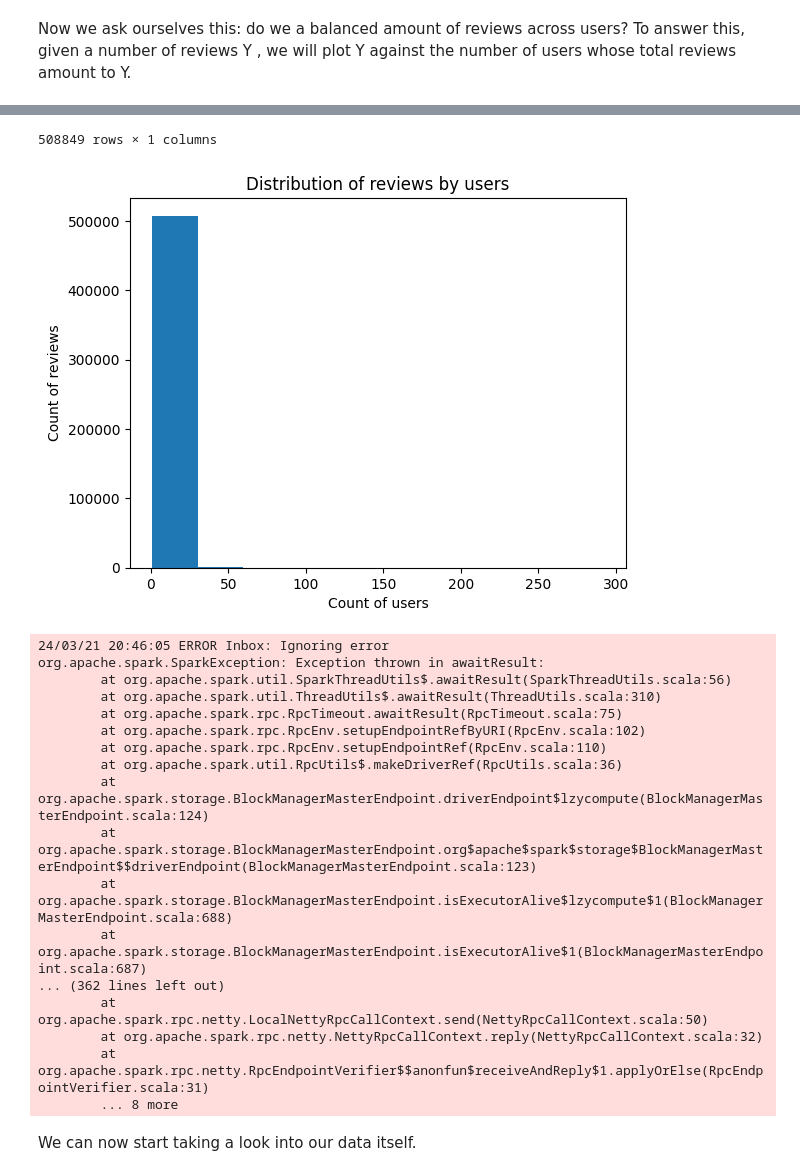
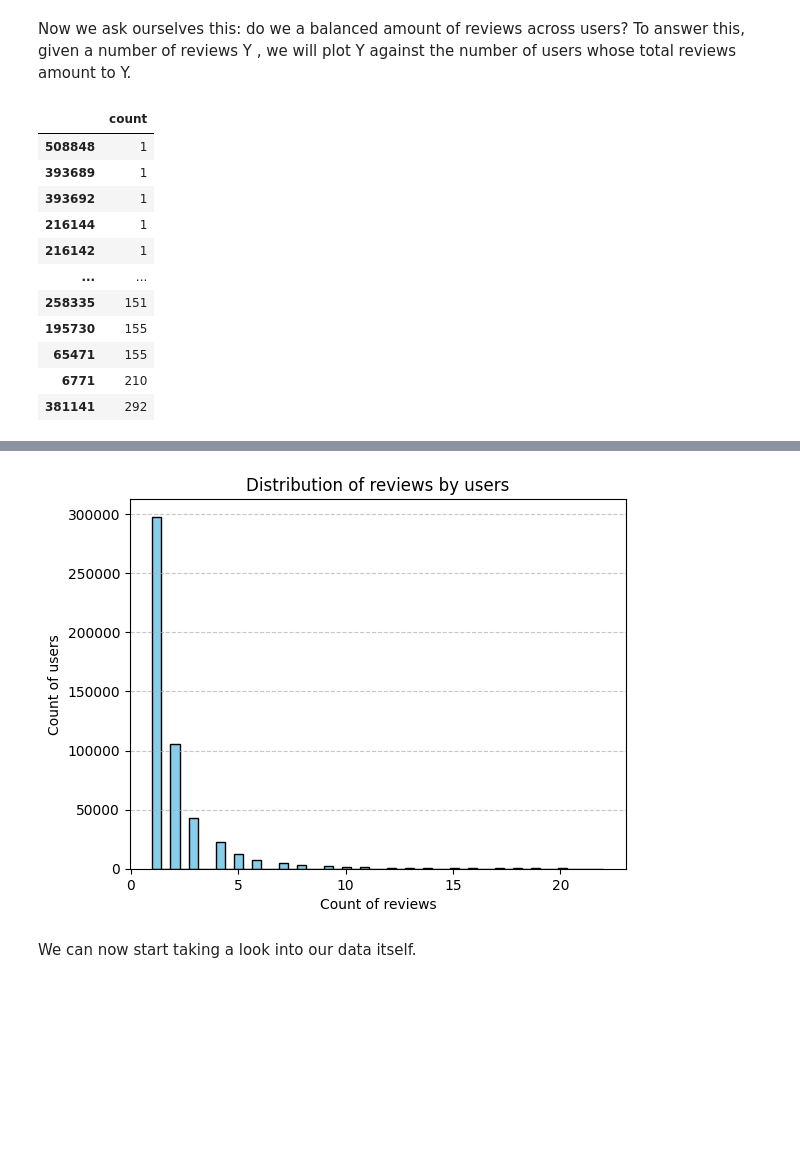
Before and after one commit to shabiasaeed/SOEN471, a Jupyter notebook: main.ipynb, the cells around one changed output, grey strips where cells are left out. Cells and saved outputs as stored; diff of their text form; code cells hidden in the pictures; blank space fills up the shorter version.

```diff
--- a/main.ipynb
+++ b/main.ipynb
@@ -41,13 +43,27 @@ As we can see, the set is greatly imbalaced, the  majority of products have betw
 Now we ask ourselves this: do we a balanced amount of reviews across users? To answer this, given a number of reviews Y , we will plot Y against the number of users whose total reviews amount to Y.
 # %%
 user_reviews = data.groupBy('author_id').count()
-user_reviews = user_reviews.filter(col('author_id').isNotNull()).drop('author_id')
+user_reviews =user_reviews.filter(col('author_id').isNotNull()).drop('author_id')
 pandas_reviews = user_reviews.toPandas()
-pandas_reviews.sort_values(by=['count'])
+pandas_reviews = pandas_reviews.sort_values(by=['count'])
 display(pandas_reviews)
-plt.hist(pandas_reviews['count'])
-plt.xlabel('Count of users')
-plt.ylabel('Count of reviews')
+review_counts = pandas_reviews['count'].value_counts().sort_index()
+plt.hist(pandas_reviews['count'], bins=50, range=(1, 22), color='skyblue', edgecolor='black')
+plt.xlabel('Count of reviews')
+plt.ylabel('Count of users')
 plt.title('Distribution of reviews by users')
+plt.grid(axis='y', linestyle='--', alpha=0.7)
 plt.show()
 # %% [output]
+|  | count |
+| 508848 | 1 |
+| 393689 | 1 |
+| 393692 | 1 |
+| 216144 | 1 |
+| 216142 | 1 |
+| ... | ... |
+| 258335 | 151 |
+| 195730 | 155 |
+| 65471 | 155 |
+| 6771 | 210 |
+| 381141 | 292 |
@@ -83,22 +71,4 @@ org.apache.spark.SparkException: Exception thrown in awaitResult:
-508849 rows × 1 columns
-[figure, old version]
+[figure, new version]
-24/03/21 20:46:05 ERROR Inbox: Ignoring error
-org.apache.spark.SparkException: Exception thrown in awaitResult:
-        at org.apache.spark.util.SparkThreadUtils$.awaitResult(SparkThreadUtils.scala:56)
-        at org.apache.spark.util.ThreadUtils$.awaitResult(ThreadUtils.scala:310)
-        at org.apache.spark.rpc.RpcTimeout.awaitResult(RpcTimeout.scala:75)
-        at org.apache.spark.rpc.RpcEnv.setupEndpointRefByURI(RpcEnv.scala:102)
-        at org.apache.spark.rpc.RpcEnv.setupEndpointRef(RpcEnv.scala:110)
-        at org.apache.spark.util.RpcUtils$.makeDriverRef(RpcUtils.scala:36)
-        at org.apache.spark.storage.BlockManagerMasterEndpoint.driverEndpoint$lzycompute(BlockManagerMasterEndpoint.scala:124)
-        at org.apache.spark.storage.BlockManagerMasterEndpoint.org$apache$spark$storage$BlockManagerMasterEndpoint$$driverEndpoint(BlockManagerMasterEndpoint.scala:123)
-        at org.apache.spark.storage.BlockManagerMasterEndpoint.isExecutorAlive$lzycompute$1(BlockManagerMasterEndpoint.scala:688)
-        at org.apache.spark.storage.BlockManagerMasterEndpoint.isExecutorAlive$1(BlockManagerMasterEndpoint.scala:687)
-... (362 lines left out)
-        at org.apache.spark.rpc.netty.LocalNettyRpcCallContext.send(NettyRpcCallContext.scala:50)
-        at org.apache.spark.rpc.netty.NettyRpcCallContext.reply(NettyRpcCallContext.scala:32)
-        at org.apache.spark.rpc.netty.RpcEndpointVerifier$$anonfun$receiveAndReply$1.applyOrElse(RpcEndpointVerifier.scala:31)
-        ... 8 more
 # %% [markdown]
 We can now start taking a look into our data itself.
 # %% [markdown]
```
Also changed, not shown: parts of 7 cells of this notebook, 2 other files.
